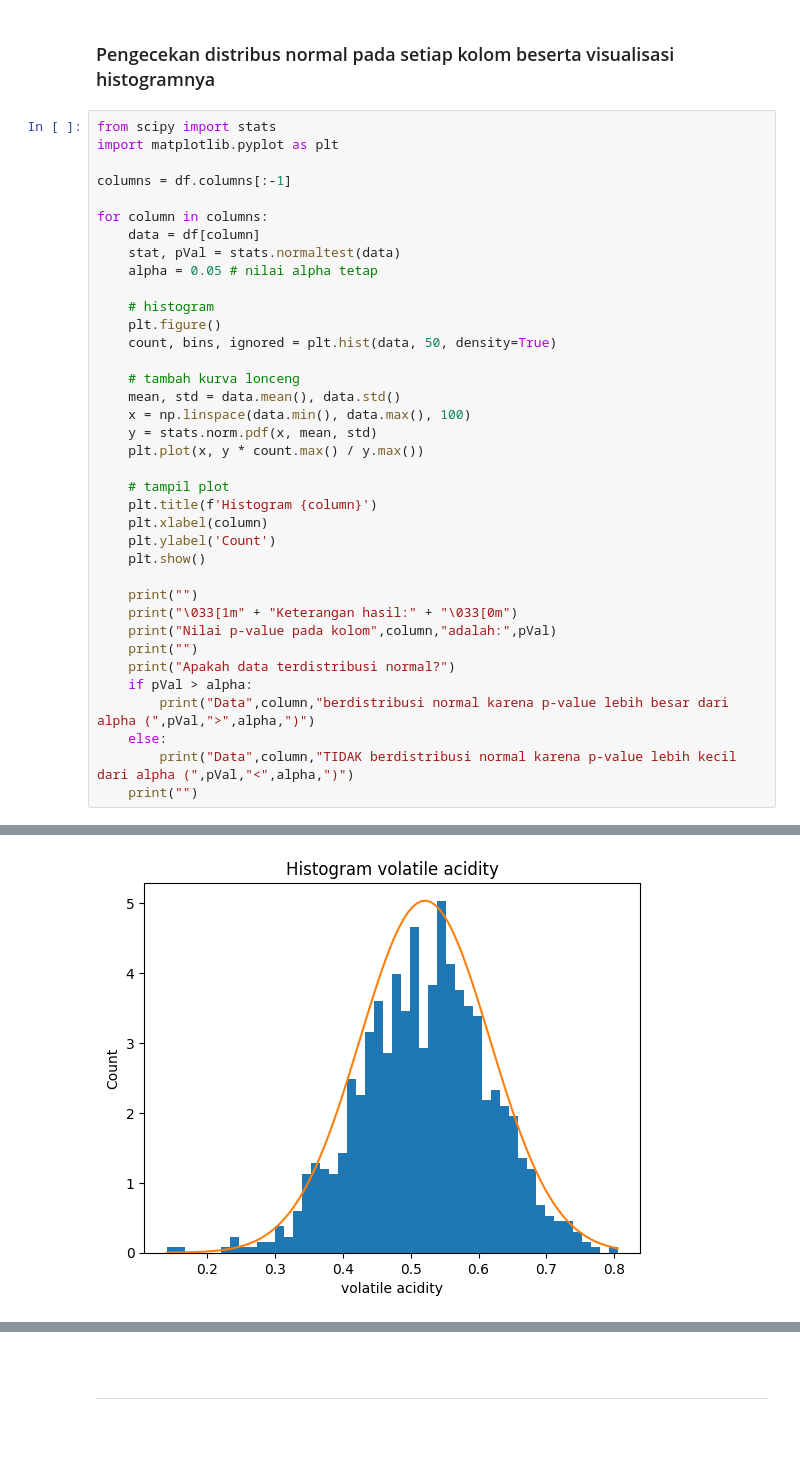
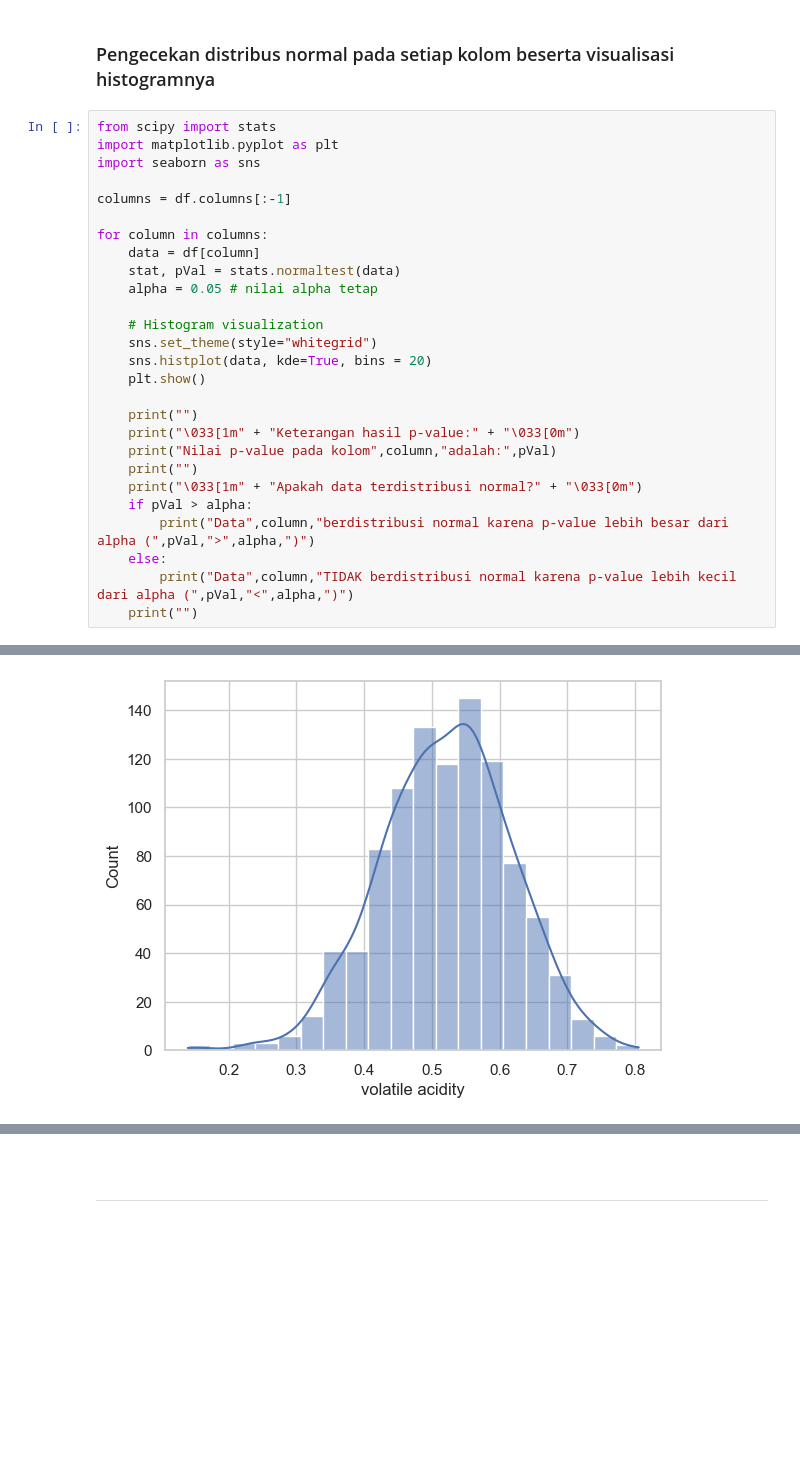
Before and after one commit to jasonrivalino/TubesProbStat-13521008-13521029, a Jupyter notebook: src/K03-T1-IF2220-13521008.ipynb, the cells around one changed output, grey strips where cells are left out. Saved outputs shown, nothing was run; the diff lists cells and outputs as text; blank space fills up the shorter version.

Commit message:
feat: update sampe 5.3 + benerin histo 3

```diff
--- a/src/K03-T1-IF2220-13521008.ipynb
+++ b/src/K03-T1-IF2220-13521008.ipynb
@@ -533,6 +533,7 @@ Untuk membantu pembuktian, terdapat juga visualisasi histogram dengan menggunaka
 # %%
 from scipy import stats
 import matplotlib.pyplot as plt
+import seaborn as sns
 
 columns = df.columns[:-1]
 
@@ -541,27 +542,16 @@ for column in columns:
     stat, pVal = stats.normaltest(data)
     alpha = 0.05 # nilai alpha tetap
 
-    # histogram
-    plt.figure()
-    count, bins, ignored = plt.hist(data, 50, density=True)
-
-    # tambah kurva lonceng
-    mean, std = data.mean(), data.std()
-    x = np.linspace(data.min(), data.max(), 100)
-    y = stats.norm.pdf(x, mean, std)
-    plt.plot(x, y * count.max() / y.max())
-
-    # tampil plot
-    plt.title(f'Histogram {column}')
-    plt.xlabel(column)
-    plt.ylabel('Count')
+    # Histogram visualization
+    sns.set_theme(style="whitegrid")
+    sns.histplot(data, kde=True, bins = 20)
     plt.show()
 
     print("")
-    print("\033[1m" + "Keterangan hasil:" + "\033[0m")
+    print("\033[1m" + "Keterangan hasil p-value:" + "\033[0m")
     print("Nilai p-value pada kolom",column,"adalah:",pVal)
     print("")
-    print("Apakah data terdistribusi normal?")
+    print("\033[1m" + "Apakah data terdistribusi normal?" + "\033[0m")
     if pVal > alpha:
         print("Data",column,"berdistribusi normal karena p-value lebih besar dari alpha (",pVal,">",alpha,")")
     else:
@@ -573,5 +563,5 @@ Keterangan hasil:
 Nilai p-value pada kolom fixed acidity adalah: 0.9308584274486692
 
 Apakah data terdistribusi normal?
 Data fixed acidity berdistribusi normal karena p-value lebih besar dari alpha ( 0.9308584274486692 > 0.05 )
-[figure, old version]
+[figure, new version]
```
Also changed, not shown: parts of 27 cells of this notebook.
